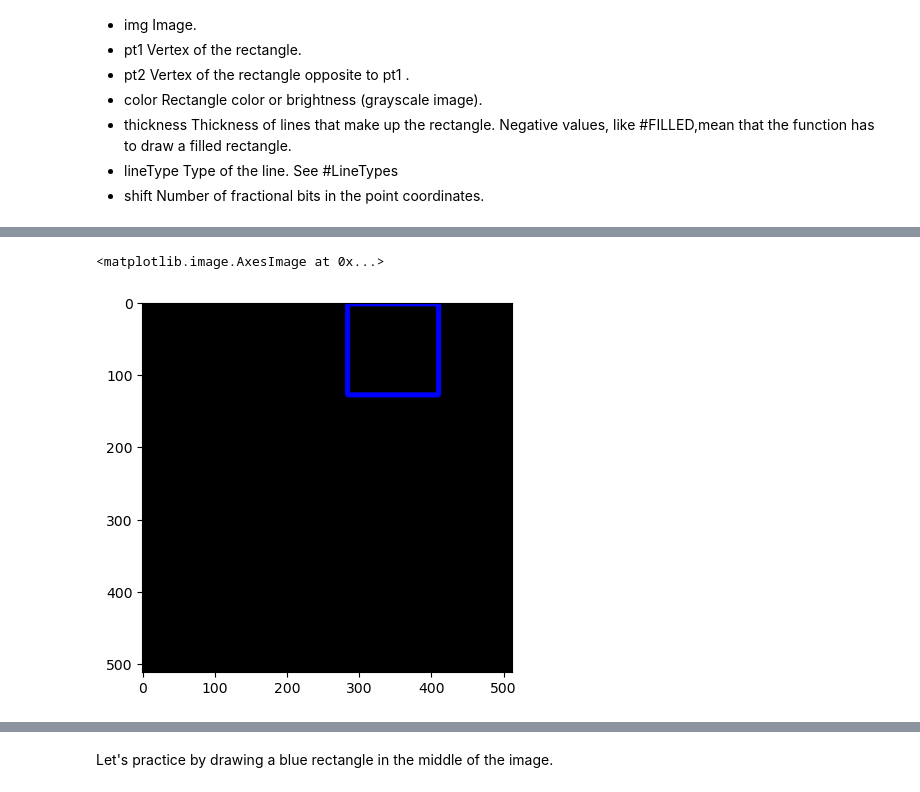
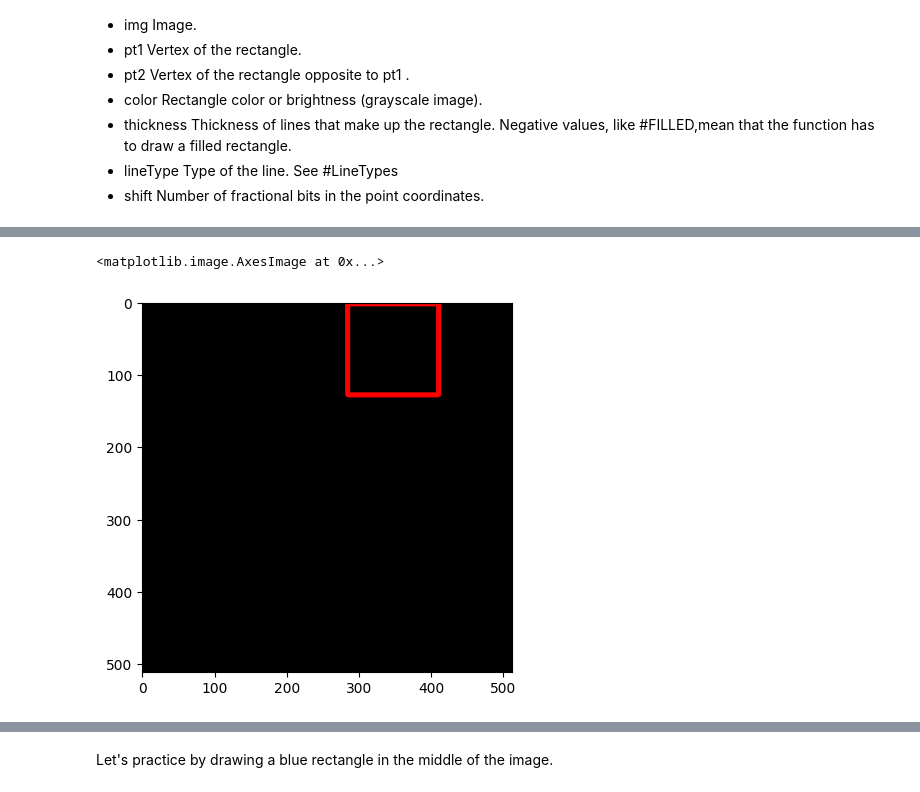
Before and after one commit to feed0/digital-image-processing, a Jupyter notebook: IMAGENS COM OPEN-CV-20250819/02-Drawing-on-Images.ipynb, the cells around one changed output, grey strips where cells are left out. Cells and saved outputs as stored; diff of their text form; code cells hidden in the pictures.

```diff
--- a/IMAGENS COM OPEN-CV-20250819/02-Drawing-on-Images.ipynb
+++ b/IMAGENS COM OPEN-CV-20250819/02-Drawing-on-Images.ipynb
@@ -6,4 +6,5 @@ import matplotlib.pyplot as plt
 %matplotlib inline
 import cv2
 # %%
-blank_img = np.zeros(shape=(512,512,3),dtype=np.int16)
+def newblank():
+    return np.zeros(shape=(512,512,3),dtype=np.int16)
@@ -58,6 +67,7 @@ plt.imshow(blank_img)
 # %%
-cv2.rectangle(B,pt1=(284,2),pt2=(410,128),color=(0,0,255),thickness=5)
-plt.imshow(B)
+C = newblank()
+cv2.rectangle(C,pt1=(284,2),pt2=(410,128),color=(255,0,0),thickness=5)
+plt.imshow(C)
 # %% [output]
 <matplotlib.image.AxesImage at 0x...>
-[figure, old version]
+[figure, new version]
```
Also changed, not shown: parts of 16 cells of this notebook, 2 other files.
